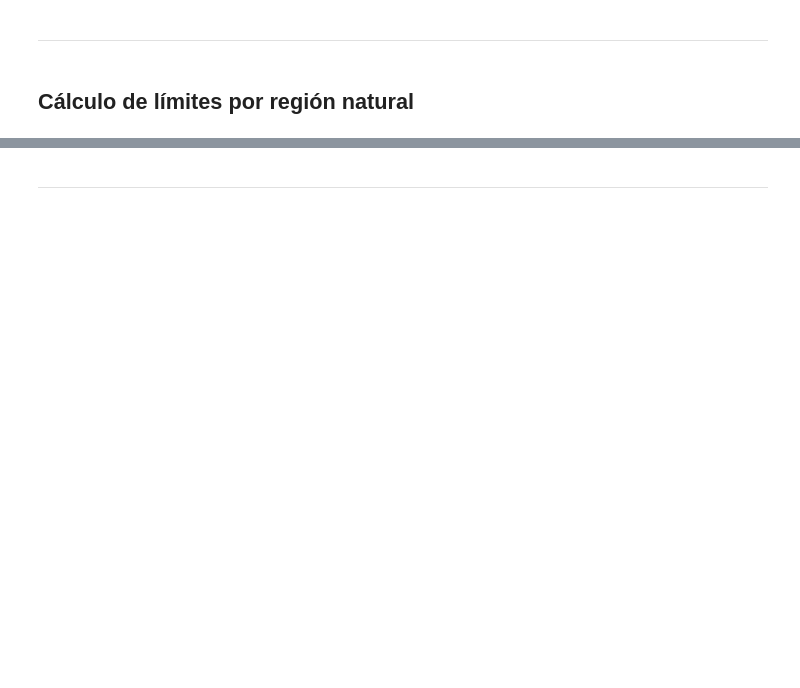
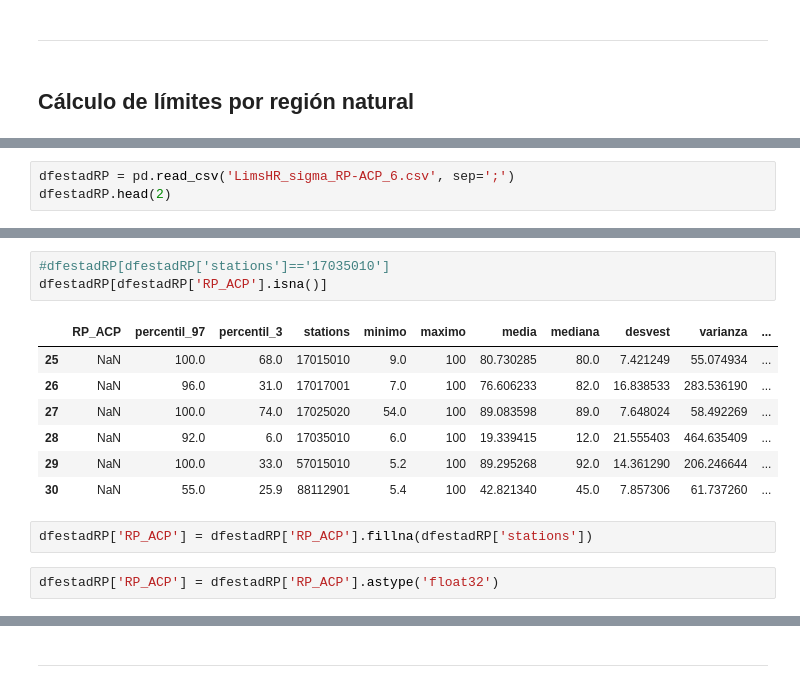
Before and after one commit to paalvarezb72/OE_CTO196-2024, a Jupyter notebook: OE_3_QC_Variables/2_HumedadRelativa/Calculo_LimisFlexibles_HR.ipynb, the cells around one changed output, grey strips where cells are left out. Saved outputs shown, nothing was run; the diff lists cells and outputs as text; blank space fills up the shorter version.

```diff
--- a/OE_3_QC_Variables/2_HumedadRelativa/Calculo_LimisFlexibles_HR.ipynb
+++ b/OE_3_QC_Variables/2_HumedadRelativa/Calculo_LimisFlexibles_HR.ipynb
@@ -513,0 +694,3 @@ with pd.ExcelWriter('EMC_hist81a20_2fill_estad_mes_anio_hojas.xlsx') as writer:
+# %%
+dfestadRP = pd.read_csv('LimsHR_sigma_RP-ACP_6.csv', sep=';')
+dfestadRP.head(2)
@@ -513,0 +701,15 @@ with pd.ExcelWriter('EMC_hist81a20_2fill_estad_mes_anio_hojas.xlsx') as writer:
+# %%
+#dfestadRP[dfestadRP['stations']=='17035010']
+dfestadRP[dfestadRP['RP_ACP'].isna()]
+# %% [output]
+|  | RP_ACP | percentil_97 | percentil_3 | stations | minimo | maximo | media | mediana | desvest | varianza | ... |
+| 25 | NaN | 100.0 | 68.0 | 17015010 | 9.0 | 100 | 80.730285 | 80.0 | 7.421249 | 55.074934 | ... |
+| 26 | NaN | 96.0 | 31.0 | 17017001 | 7.0 | 100 | 76.606233 | 82.0 | 16.838533 | 283.536190 | ... |
+| 27 | NaN | 100.0 | 74.0 | 17025020 | 54.0 | 100 | 89.083598 | 89.0 | 7.648024 | 58.492269 | ... |
+| 28 | NaN | 92.0 | 6.0 | 17035010 | 6.0 | 100 | 19.339415 | 12.0 | 21.555403 | 464.635409 | ... |
+| 29 | NaN | 100.0 | 33.0 | 57015010 | 5.2 | 100 | 89.295268 | 92.0 | 14.361290 | 206.246644 | ... |
+| 30 | NaN | 55.0 | 25.9 | 88112901 | 5.4 | 100 | 42.821340 | 45.0 | 7.857306 | 61.737260 | ... |
+# %%
+dfestadRP['RP_ACP'] = dfestadRP['RP_ACP'].fillna(dfestadRP['stations'])
+# %%
+dfestadRP['RP_ACP'] = dfestadRP['RP_ACP'].astype('float32')
```
Also changed, not shown: parts of 91 cells of this notebook, 1 other file.
